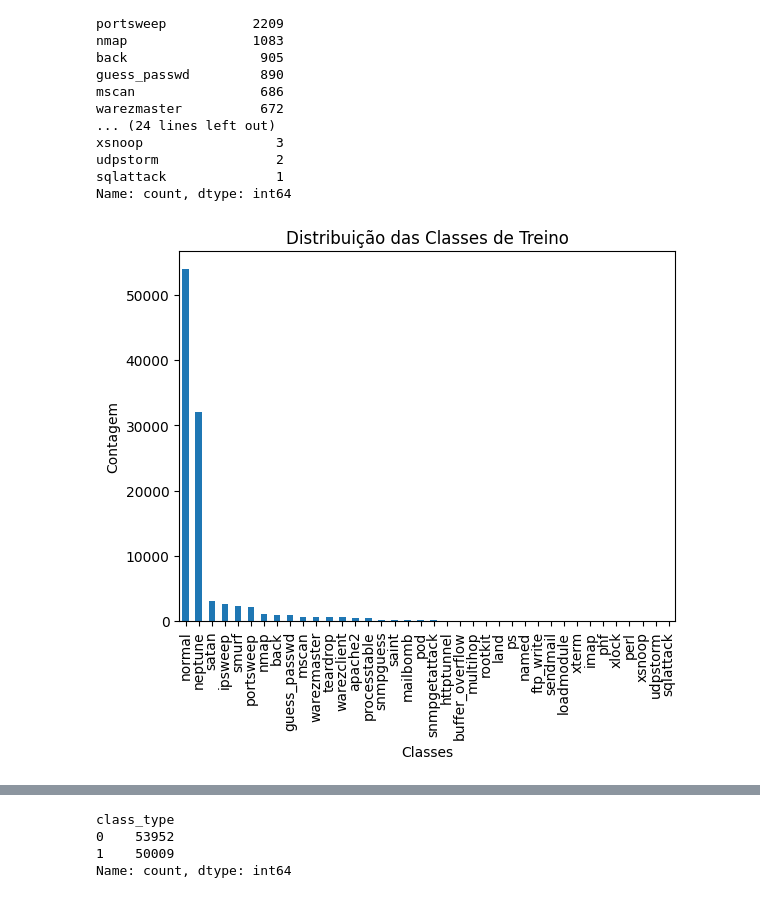
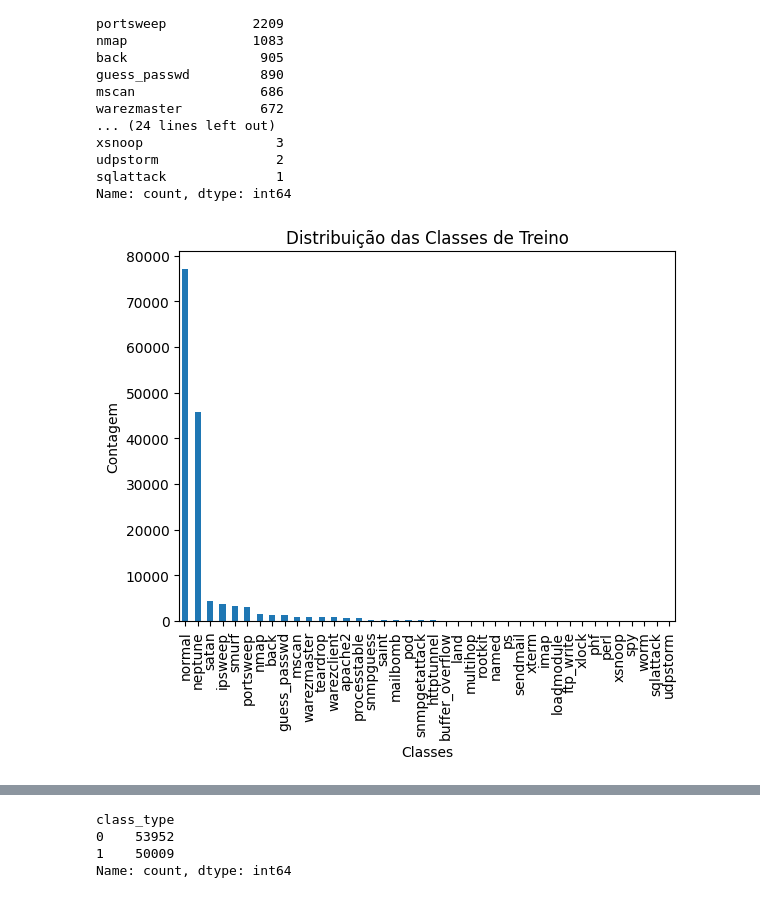
Before and after one commit to heloisebastos/NSL-KDD-Deteccao-Anomalias-Redes-Computadores, a Jupyter notebook: main.ipynb, the cells around one changed output, grey strips where cells are left out. Cells and saved outputs as stored; diff of their text form; code cells hidden in the pictures.

```diff
--- a/main.ipynb
+++ b/main.ipynb
@@ -276,11 +321,11 @@ udpstorm               2
 sqlattack              1
 Name: count, dtype: int64
 # %%
-# distribuição dos dados nas classes
-train_df["class_type"].value_counts().plot(kind='bar')
+#distribuição dos dados nas classes
+df["class_type"].value_counts().plot(kind='bar')
 plt.title('Distribuição das Classes de Treino')
 plt.xlabel('Classes')
 plt.ylabel('Contagem')
 plt.show()
 # %% [output]
-[figure, old version]
+[figure, new version]
```
Also changed, not shown: parts of 16 cells of this notebook.
